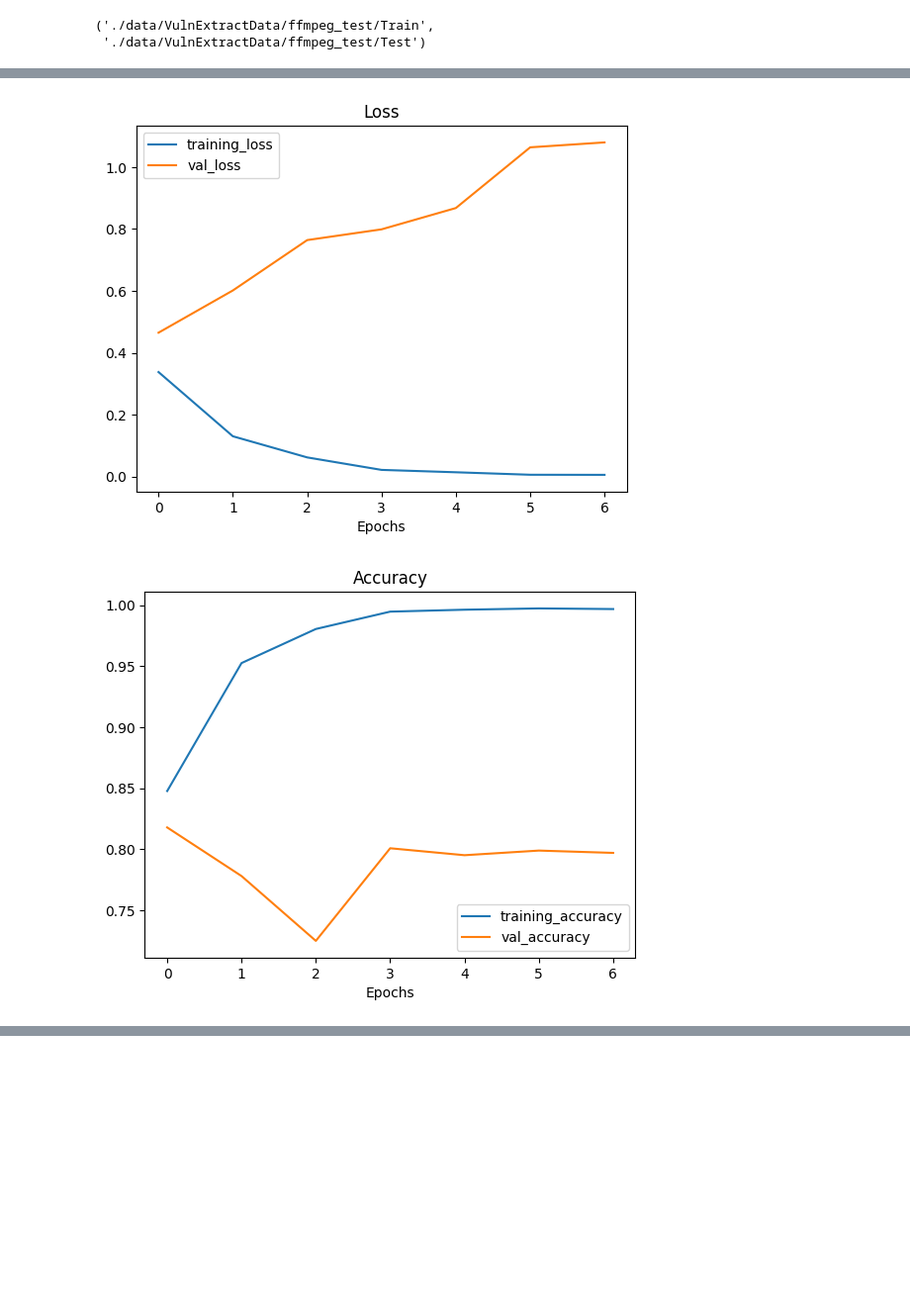
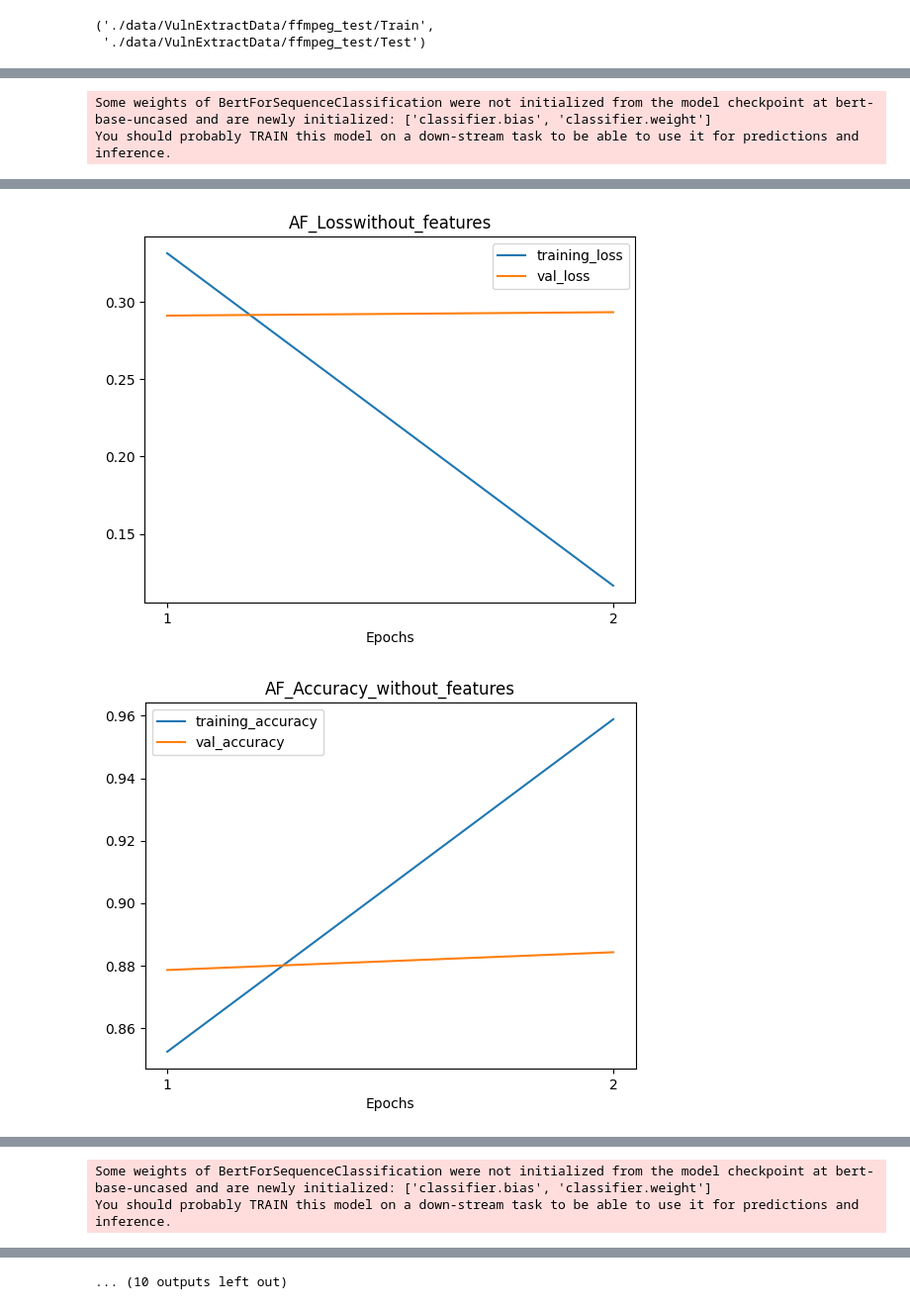
Before and after one commit to Vasilis-Kyriakopoulos/VulnExtract_VulnTrace, a Jupyter notebook: VulnExtract.ipynb, the cells around one changed output, grey strips where cells are left out. Shown at 99% size. Saved outputs shown, nothing was run; the diff lists cells and outputs as text; code cells hidden in the pictures; blank space fills up the shorter version.

Commit message:
tested prints

```diff
--- a/VulnExtract.ipynb
+++ b/VulnExtract.ipynb
@@ -319,8 +358,11 @@ def train_model(model,model_class ,df_train,df_val, device, optimizer,tokenizer,
             n_samples += labels.shape[0]
             n_correct += (preds == labels).sum().item()
 
-            if i % 20 == 0 :
-                print(f'Epoch:{epoch} Step:{i+1}/{len(train_loader)} Loss:{loss.item()}')
+            if i % 100 == 0 :
+                print(f'Epoch:{epoch+1} Step:{i+1}/{len(train_loader)} Loss:{loss.item()}')
+
+            if i % 80 == 0 :
+                time.sleep(5)
 
         results = evaluate_model(model=model,model_class=model_class,df_test=df_val,tokenizer=tokenizer)
 
@@ -332,12 +374,11 @@ def train_model(model,model_class ,df_train,df_val, device, optimizer,tokenizer,
         val_accuracies.append(results['accuracy'])
         val_losses.append(results['loss'])
 
-    print(train_losses,train_accuracies,val_accuracies,val_losses)
     return train_losses,train_accuracies,val_losses,val_accuracies
 
 
 
-def run_training(model_name,model_class,tokenizer,df_train,df_val,epochs = 7,learning_rate = 5e-5):
+def run_training(model_name,model_class,tokenizer,df_train,df_val,epochs = 2,learning_rate = 5e-5,task_id=None,with_features=False):
     gc.collect()
     torch.cuda.empty_cache()      # releases cached GPU memory back to the driver
 
@@ -364,11 +405,22 @@ def run_training(model_name,model_class,tokenizer,df_train,df_val,epochs = 7,lea
                                           epochs=epochs
                                         )
 
-    plot_loss_curves(train_accuracies,train_losses,val_accuracies,val_losses)
+    plot_loss_curves(train_accuracies,train_losses,val_accuracies,val_losses,task_id=task_id,with_features=with_features)
+    print("\n===== Training Summary =====")
+    for epoch in range(len(train_losses)):
+        print(
+        f"Epoch {epoch+1:02d} | "
+        f"Train Loss: {train_losses[epoch]:.4f} | "
+        f"Train Acc: {train_accuracies[epoch]*100:.2f}% | "
+        f"Val Loss: {val_losses[epoch]:.4f} | "
+        f"Val Acc: {val_accuracies[epoch]*100:.2f}%"
+        )
+    print("============================\n")
     torch.cuda.synchronize()
     gc.collect()
     torch.cuda.empty_cache()
     print("Training finished.")
+    print("============================\n")
     return model
 
 
@@ -413,8 +465,7 @@ def evaluate_model(model,model_class,df_test,tokenizer):
             n_correct += (preds == labels).sum().item()
     avg_loss = total_loss/len(test_loader)
     acc = n_correct/ n_samples
-    print(acc)
-    print(classification_report(true_labels, predictions, target_names=['Negative', 'Positive'], digits=4))
+
     return {'accuracy':acc,"loss":avg_loss}
 # %%
 
@@ -456,20 +507,21 @@ def prepare_data(task_id):
 models = {}
 
 for task_id in task_list:
-
+    print(f"Training task {task_id} without features")
     df_train ,df_test = prepare_data(task_id)
 
-    #model_class = AutoModelForSequenceClassification
-    #model = run_training(model_name,model_class,tokenizer,df_train,df_test)
-    #key = f'text_only_{task_id}'
-    #models[key] = model
-    #time.sleep(5)
+    model_class = AutoModelForSequenceClassification
+    model = run_training(model_name,model_class,tokenizer,df_train,df_test,task_id=task_id,with_features=False)
+    key = f'text_only_{task_id}'
+    models[key] = model
+    time.sleep(5)
 
+
+    print(f"Training task {task_id} with features")
     model_class = BertClassifierWithFeatures
 
-    model = run_training(model_name,model_class,tokenizer,df_train,df_test)
+    model = run_training(model_name,model_class,tokenizer,df_train,df_test,task_id=task_id,with_features=True)
     key = f'text_and_features_{task_id}'
     models[key] = model
     time.sleep(5)
-    break
 # %% [output]
@@ -492,0 +529,2 @@ Training finished.
+Some weights of BertForSequenceClassification were not initialized from the model checkpoint at bert-base-uncased and are newly initialized: ['classifier.bias', 'classifier.weight']
+You should probably TRAIN this model on a down-stream task to be able to use it for predictions and inference.
@@ -493,2 +537,2 @@ Training finished.
-[figure, old version]
+[figure, new version]
-[figure, old version]
+[figure, new version]
@@ -494,0 +565,2 @@ Training finished.
+Some weights of BertForSequenceClassification were not initialized from the model checkpoint at bert-base-uncased and are newly initialized: ['classifier.bias', 'classifier.weight']
+You should probably TRAIN this model on a down-stream task to be able to use it for predictions and inference.
@@ -495,3 +574,4 @@ Training finished.
+... (10 outputs left out)
 # %%
 for name,model in models.items():
     path = f"./saved_models/{name}"
```
Also changed, not shown: parts of 5 cells of this notebook, 1 other file.
